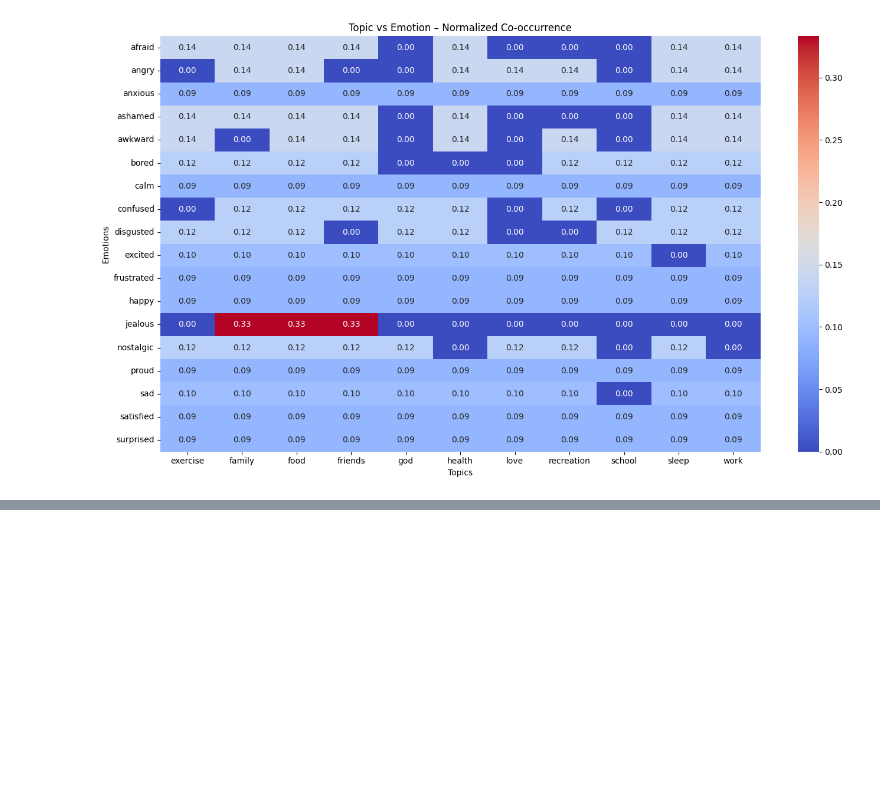
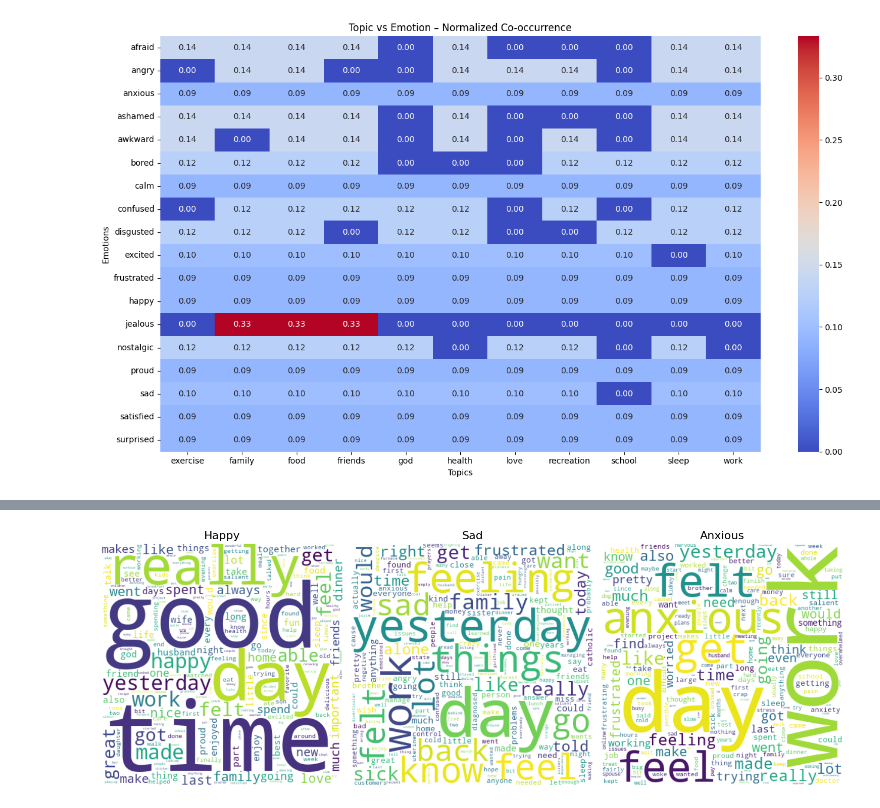
Before and after one commit to Jameshillers/ANN_final, a Jupyter notebook: topic_emotion_correlation.ipynb, the cells around one changed output, grey strips where cells are left out. Saved outputs shown, nothing was run; the diff lists cells and outputs as text; code cells hidden in the pictures; blank space fills up the shorter version.

```diff
--- a/topic_emotion_correlation.ipynb
+++ b/topic_emotion_correlation.ipynb
@@ -38,0 +124,50 @@ plt.show()
+# %%
+import pandas as pd
+from collections import Counter
+from wordcloud import WordCloud
+import matplotlib.pyplot as plt
+
+stop_words = set([
+    "i", "me", "my", "myself", "we", "our", "ours", "ourselves", "you", "your", "yours", "yourself", "yourselves",
+    "he", "him", "his", "himself", "she", "her", "hers", "herself", "it", "its", "itself", "they", "them", "their",
+    "theirs", "themselves", "what", "which", "who", "whom", "this", "that", "these", "those", "am", "is", "are", "was",
+    "were", "be", "been", "being", "have", "has", "had", "having", "do", "does", "did", "doing", "a", "an", "the", "and",
+    "but", "if", "or", "because", "as", "until", "while", "of", "at", "by", "for", "with", "about", "against", "between",
+    "into", "through", "during", "before", "after", "above", "below", "to", "from", "up", "down", "in", "out", "on",
+    "off", "over", "under", "again", "further", "then", "once", "here", "there", "when", "where", "why", "how", "all",
+    "any", "both", "each", "few", "more", "most", "other", "some", "such", "no", "nor", "not", "only", "own", "same",
+    "so", "than", "too", "very", "s", "t", "can", "will", "just", "don", "should", "now"
+])
+
+
+text_column = 'journal'
+emotion_data = df[[text_column] + emotion_cols]
+
+
+def get_filtered_word_frequencies(emotion_col, text_data):
+    filtered_texts = text_data[text_data[emotion_col] == True][text_column].dropna()
+    word_counts = Counter()
+    for text in filtered_texts:
+        tokens = text.lower().split()
+        filtered_tokens = [word for word in tokens if word.isalpha() and word not in stop_words]
+        word_counts.update(filtered_tokens)
+    return word_counts
+
+selected_emotions = ['happy', 'sad', 'anxious']
+
+emotion_word_counts_filtered = {
+    emotion: get_filtered_word_frequencies(emotion, emotion_data) for emotion in selected_emotions
+}
+
+plt.figure(figsize=(15, 10))
+for idx, (emotion, word_counts) in enumerate(emotion_word_counts_filtered.items(), 1):
+    plt.subplot(1, len(selected_emotions), idx)
+    wordcloud = WordCloud(width=400, height=400, background_color='white').generate_from_frequencies(word_counts)
+    plt.imshow(wordcloud, interpolation='bilinear')
+    plt.axis('off')
+    plt.title(emotion.capitalize(), fontsize=16)
+
+plt.tight_layout()
+plt.show()
+# %% [output]
+[figure, added]
```
Also changed, not shown: parts of 5 cells of this notebook, 2 other files.
